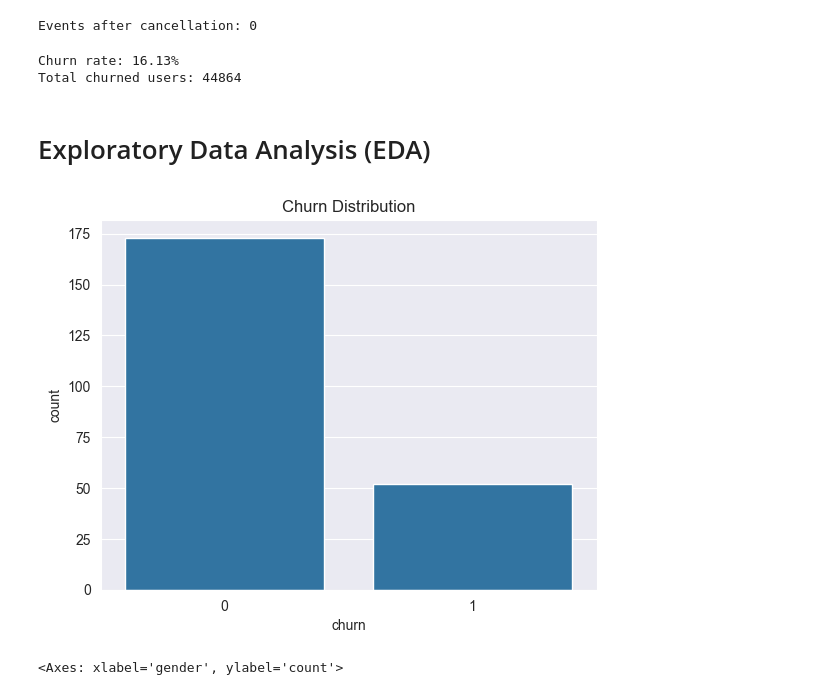
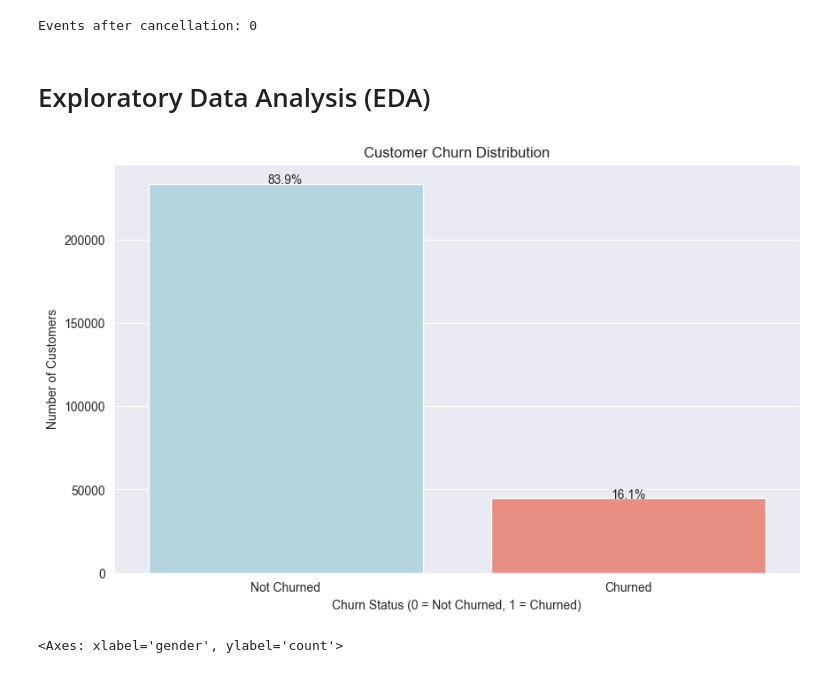
Before and after one commit to ahmudmuhamad/customer_churn_prediction, a Jupyter notebook: notebooks/eda.ipynb, the cells around one changed output. Saved outputs shown, nothing was run; the diff lists cells and outputs as text; code cells hidden in the pictures.

Commit message:
more visuales

```diff
--- a/notebooks/eda.ipynb
+++ b/notebooks/eda.ipynb
@@ -12,5 +14,5 @@ sns.set_style("darkgrid")
 # %% [markdown]
 ### Reading the data
 # %%
-df = pd.read_json(r"E:\customer_churn_prediction\data\processed\df_cleaned_events.json", lines= True)
+events = pd.read_json(r"E:\customer_churn_prediction\data\interim\events.json", lines= True)
 # %%
@@ -36,45 +57,44 @@ memory usage: 38.2+ MB
 # %% [markdown]
 Converting ts and registration to datetime
 # %%
-df['ts'] = pd.to_datetime(df['ts'], unit='ms')
-df['registration'] = pd.to_datetime(df['registration'], unit='ms')
+events['ts'] = pd.to_datetime(events['ts'], unit='ms')
+events['registration'] = pd.to_datetime(events['registration'], unit='ms')
 # %%
 # Create time-based features
-df['hour'] = df['ts'].dt.hour
-df['day_of_week'] = df['ts'].dt.dayofweek
-df['month'] = df['ts'].dt.month
-df['tenure_days'] = (df['ts'] - df['registration']).dt.days
+events['hour'] = events['ts'].dt.hour
+events['day_of_week'] = events['ts'].dt.dayofweek
+events['month'] = events['ts'].dt.month
+events['tenure_days'] = (events['ts'] - events['registration']).dt.days
 # %%
-df = df.sort_values(["userId", "ts"])
-df["next_action"] = df.groupby("userId")["page"].shift(-1)
-events_post_cancellation = df[
-    (df["page"] == "Cancellation Confirmation") & (df["next_action"].notna())
+events = events.sort_values(["userId", "ts"])
+events["next_action"] = events.groupby("userId")["page"].shift(-1)
+events_post_cancellation = events[
+    (events["page"] == "Cancellation Confirmation") & (events["next_action"].notna())
 ]
 print("Events after cancellation:", len(events_post_cancellation))
 # %% [output]
 Events after cancellation: 0
-# %%
-# Create churn DataFrame
-user_churn = (
-    df.groupby("userId")["page"]
-      .apply(lambda x: x.eq("Cancellation Confirmation").any())
-      .astype(int)
-      .reset_index(name="churn")
-)
-
-# Merge churn labels onto main df
-df = df.merge(user_churn, on="userId", how="left")
-print(f"Churn rate: {df['churn'].mean():.2%}")
-print(f"Total churned users: {df['churn'].sum()}")
-# %% [output]
-Churn rate: 16.13%
-Total churned users: 44864
 # %% [markdown]
 # Exploratory Data Analysis (EDA)
-# %%
-sns.countplot(x="churn", data=user_churn)
-plt.title("Churn Distribution")
-plt.show()
-# %% [output]
-[figure, removed]
+# %%
+plt.figure(figsize=(10, 6))
+
+# Create countplot
+ax = sns.countplot(x='churn', data=events, palette=['lightblue', 'salmon'])
+
+# Add percentages on top of bars
+total = len(events)
+for p in ax.patches:
+    percentage = f'{100 * p.get_height()/total:.1f}%'
+    x = p.get_x() + p.get_width()/2
+    y = p.get_height() + 0.01
+    ax.annotate(percentage, (x, y), ha='center')
+
+plt.title('Customer Churn Distribution')
+plt.xlabel('Churn Status (0 = Not Churned, 1 = Churned)')
+plt.ylabel('Number of Customers')
+plt.xticks([0, 1], ['Not Churned', 'Churned'])
+plt.show()
+# %% [output]
+[figure, added]
 # %%
```
Also changed, not shown: parts of 8 cells of this notebook.
